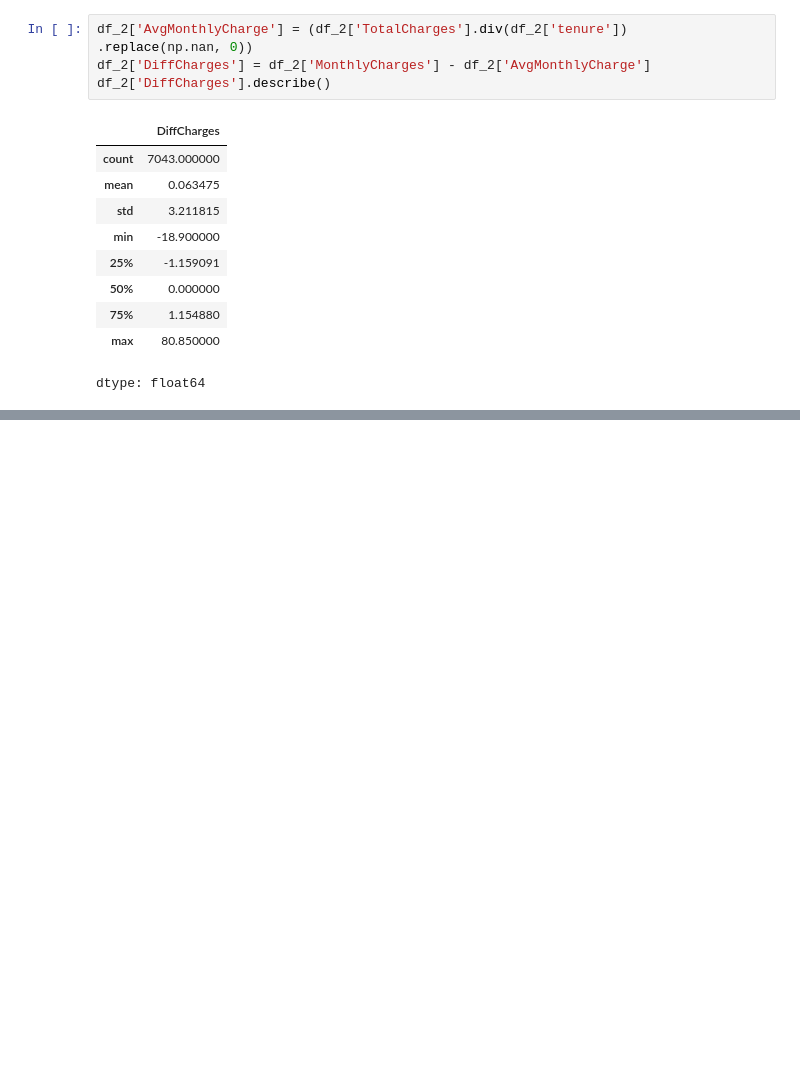
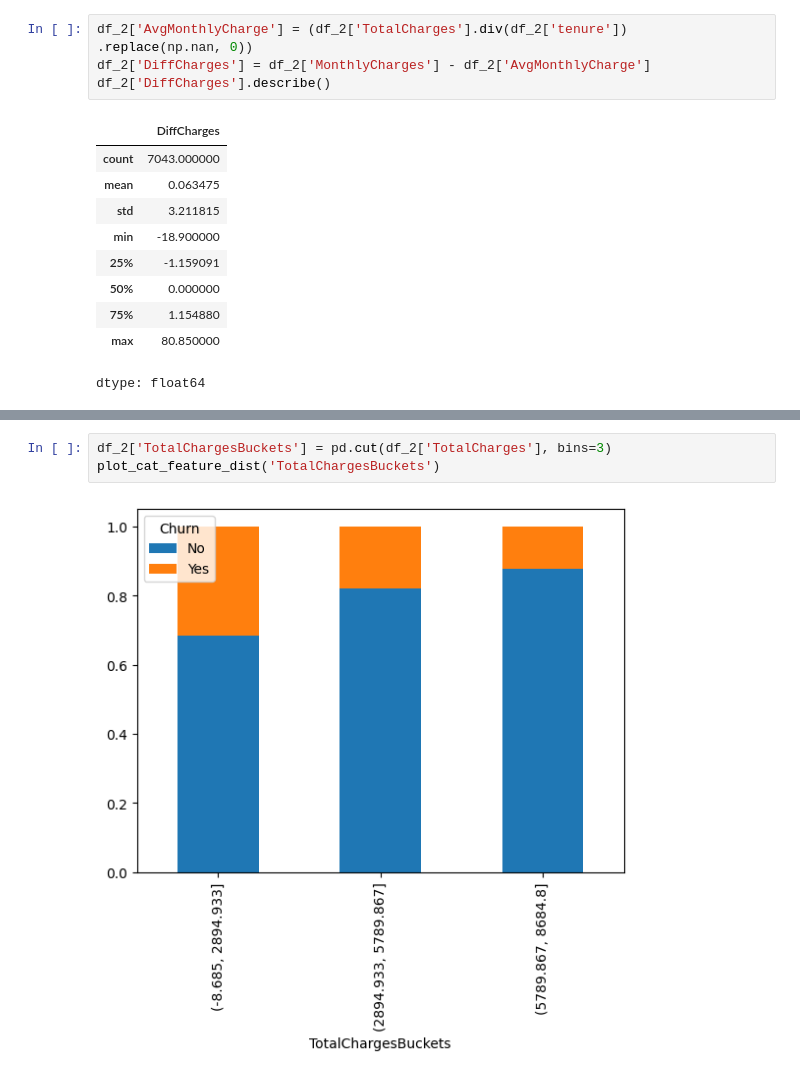
Before and after one commit to ingabLee/low-code-book-projects, a Jupyter notebook: Customer_Churn_Model.ipynb, the cells around one changed output, grey strips where cells are left out. Cells and saved outputs as stored; diff of their text form; blank space fills up the shorter version.

```diff
--- a/Customer_Churn_Model.ipynb
+++ b/Customer_Churn_Model.ipynb
@@ -240,0 +256,5 @@ dtype: float64
+# %%
+df_2['TotalChargesBuckets'] = pd.cut(df_2['TotalCharges'], bins=3)
+plot_cat_feature_dist('TotalChargesBuckets')
+# %% [output]
+[figure, added]
```
Also changed, not shown: parts of 14 cells of this notebook.
